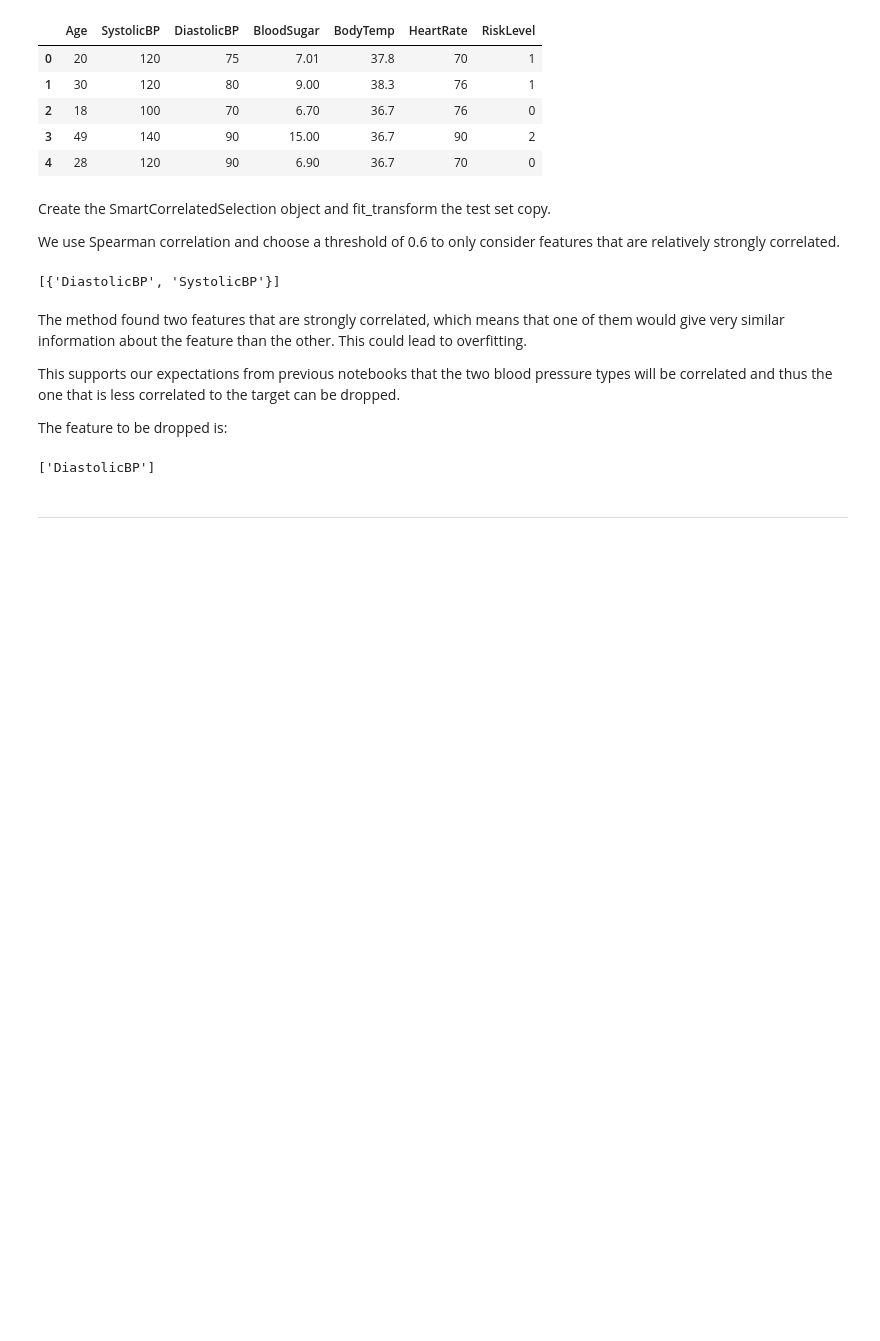
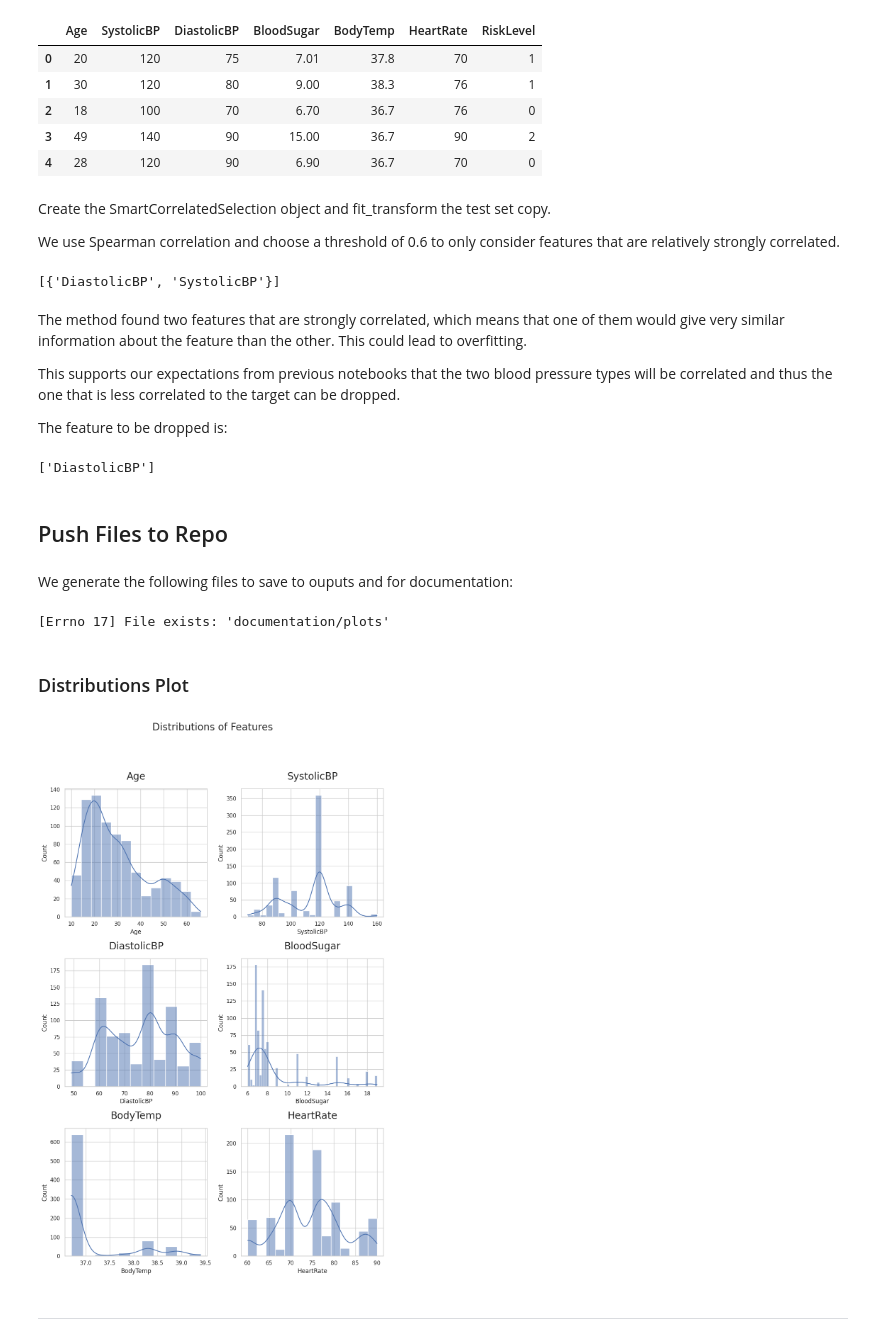
Before and after one commit to theresaabl/ML-maternal-health-risk, a Jupyter notebook: jupyter_notebooks/05-FeatureEngineering.ipynb, the cells around one changed output. Saved outputs shown, nothing was run; the diff lists cells and outputs as text; code cells hidden in the pictures; blank space fills up the shorter version.

```diff
--- a/jupyter_notebooks/05-FeatureEngineering.ipynb
+++ b/jupyter_notebooks/05-FeatureEngineering.ipynb
@@ -397,3 +559,29 @@ The feature to be dropped is:
 corr_selection.features_to_drop_
 # %% [output]
 ['DiastolicBP']
+# %% [markdown]
+## Push Files to Repo
+# %% [markdown]
+We generate the following files to save to ouputs and for documentation:
+# %%
+version = 'v1'
+file_path = f'outputs/feat_eng/{version}'
+
+try:
+    os.makedirs(name=file_path)
+except Exception as e:
+    print(e)
+
+# save plots for documentation
+try:
+    os.makedirs("documentation/plots")
+except Exception as e:
+    print(e)
+# %% [output]
+[Errno 17] File exists: 'documentation/plots'
+# %% [markdown]
+### Distributions Plot
+# %%
+fig_distr
+# %% [output]
+[figure, added]
```
Also changed, not shown: parts of 18 cells of this notebook, 3 other files.
